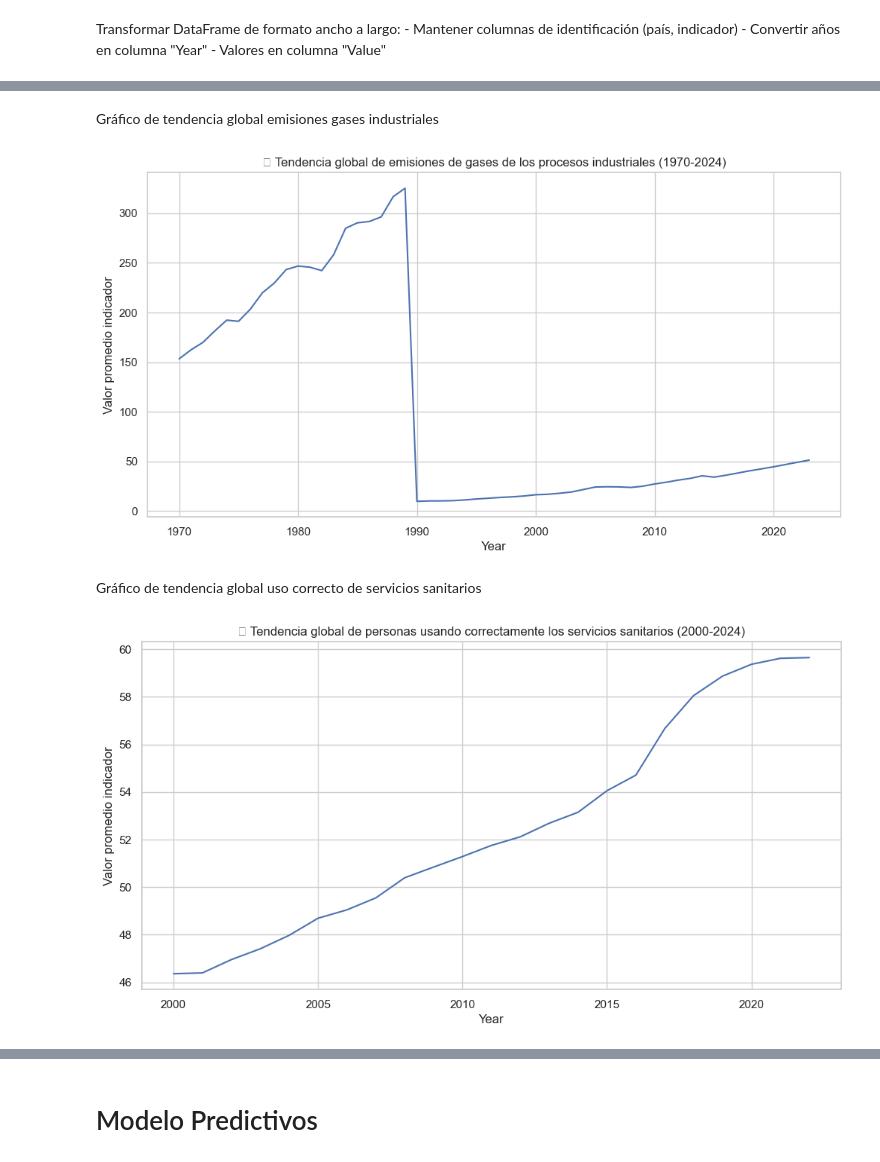
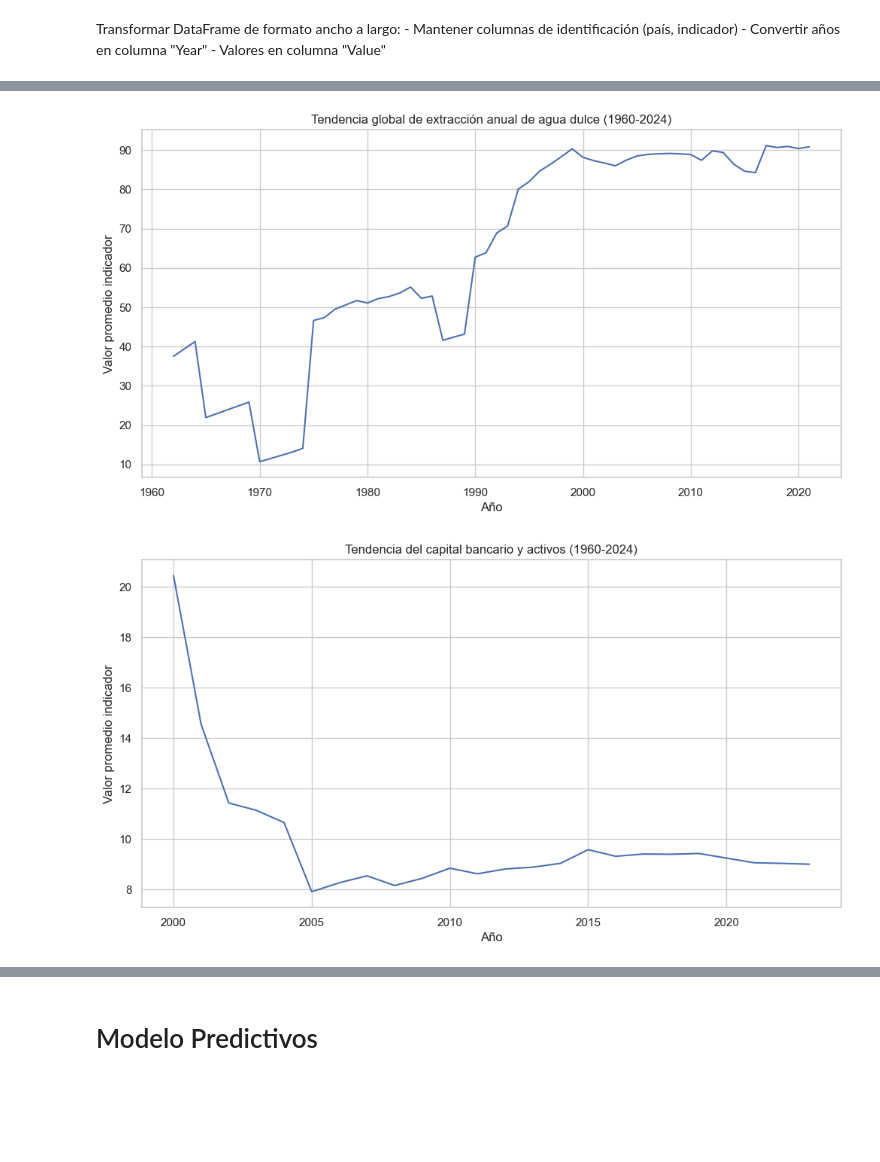
Before and after one commit to Diazgerard/Proyecto_Sotenibilidad, a Jupyter notebook: Proyecto1.ipynb, the cells around one changed output, grey strips where cells are left out. Saved outputs shown, nothing was run; the diff lists cells and outputs as text; code cells hidden in the pictures; blank space fills up the shorter version.

```diff
--- a/Proyecto1.ipynb
+++ b/Proyecto1.ipynb
@@ -149,28 +123,25 @@ plt.show()
-# %% [markdown]
-Gráfico de tendencia global emisiones gases industriales
-# %%
-df_def = dataframes_long[2]
-
-trend = df_def.groupby("Year")["Value"].mean().reset_index()
-
-plt.figure(figsize=(12,6))
-sns.lineplot(data=trend, x="Year", y="Value")
-plt.title("🌍 Tendencia global de emisiones de gases de los procesos industriales (1970-2024)")
-plt.ylabel("Valor promedio indicador")
-plt.show()
-# %% [output]
-[figure, removed]
-# %% [markdown]
-Gráfico de tendencia global uso correcto de servicios sanitarios
-# %%
-df_def = dataframes_long[3]
-
-trend = df_def.groupby("Year")["Value"].mean().reset_index()
-
-plt.figure(figsize=(12,6))
-sns.lineplot(data=trend, x="Year", y="Value")
-plt.title("🌍 Tendencia global de personas usando correctamente los servicios sanitarios (2000-2024)")
-plt.ylabel("Valor promedio indicador")
-plt.show()
-# %% [output]
-[figure, removed]
+# %%
+import matplotlib.pyplot as plt
+import seaborn as sns
+
+# Títulos para cada dataframe
+titulos = {
+    0: "Tendencia global de extracción anual de agua dulce (1960-2024)",
+    1: "Tendencia del capital bancario y activos (1960-2024)",
+    2: "Emisiones de gases por procesos industriales (1960-2024)",
+    3: "Uso seguro de servicios sanitarios (1960-2024)"
+}
+
+# Recorrer cada dataframe y graficar
+for i, df in enumerate(dataframes_long):
+    trend = df.groupby("Year")["Value"].mean().reset_index()
+
+    plt.figure(figsize=(12,6))
+    sns.lineplot(data=trend, x="Year", y="Value")
+    plt.title(titulos[i])
+    plt.ylabel("Valor promedio indicador")
+    plt.xlabel("Año")
+    plt.show()
+# %% [output]
+[figure, added]
+[figure, added]
```
Also changed, not shown: parts of 23 cells of this notebook.
